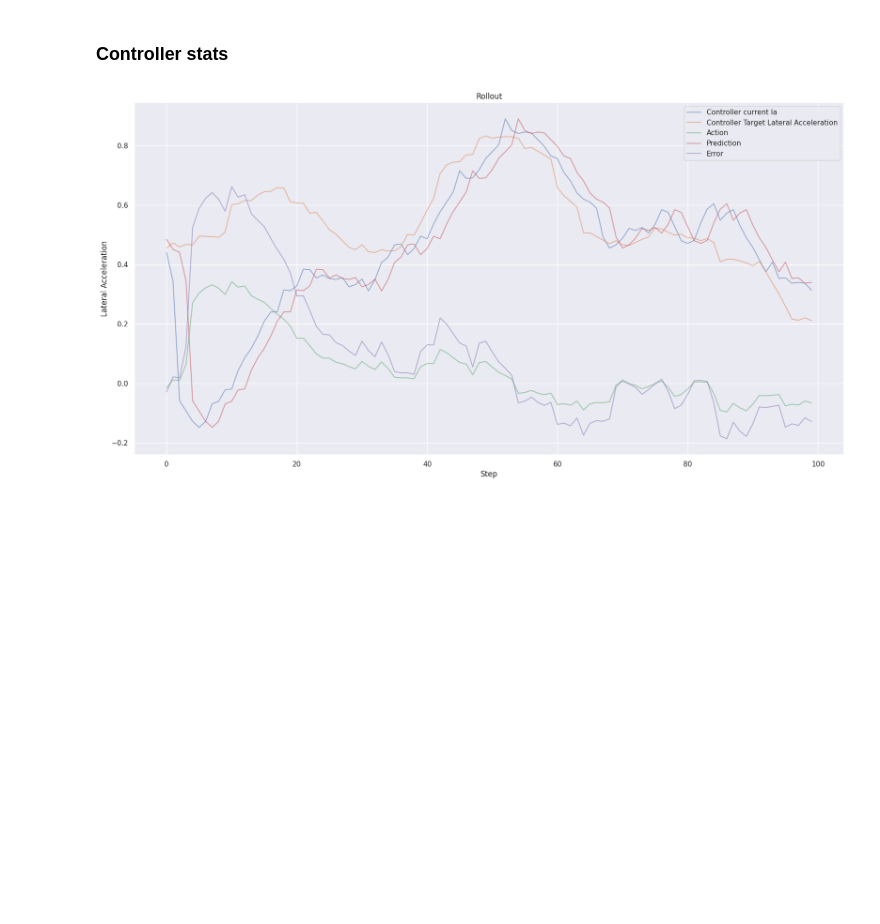
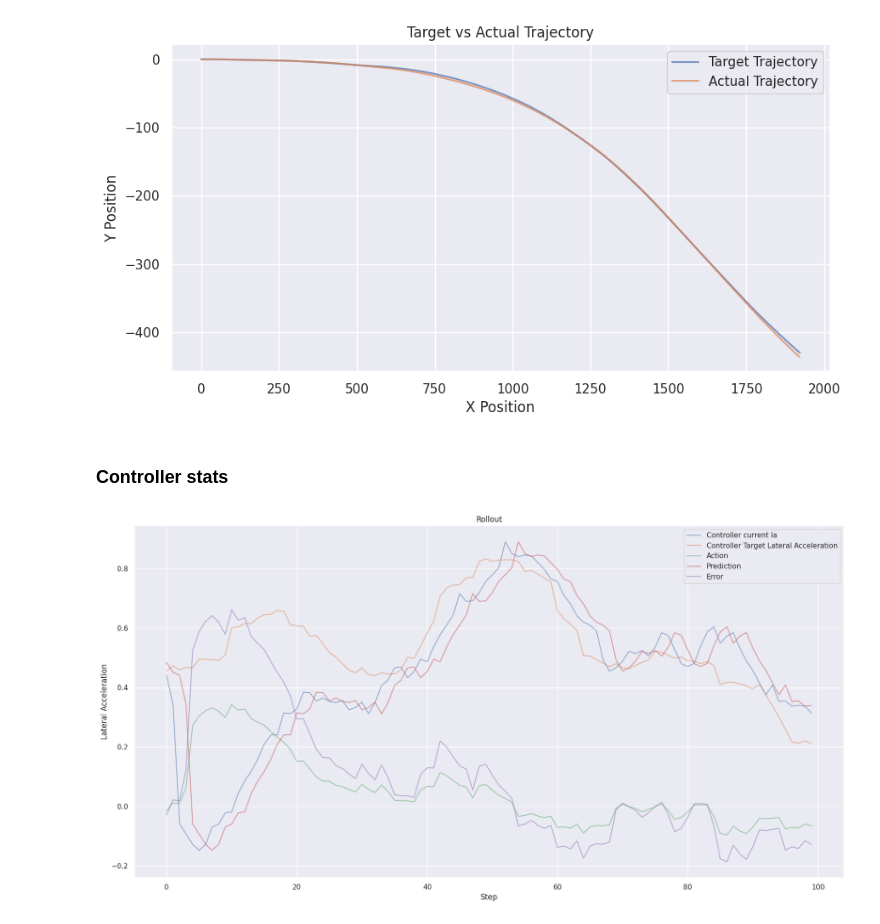
Before and after one commit to commaai/controls_challenge, a Jupyter notebook: experiment.ipynb, the cells around one changed output. Drawn from its saved outputs; the diff is of its cells as text; code cells hidden in the pictures; blank space fills up the shorter version.

Commit message:
trajectory

```diff
--- a/experiment.ipynb
+++ b/experiment.ipynb
@@ -42,3 +41,34 @@ plot_rollout(sim)
+# %%
+def sim_trajectory():
+    dt = 0.1
+    vEgo = np.array([x[1] for x in sim.state_history])
+    roll_la = np.array([x[0] for x in sim.state_history])
+    target_la = np.array(sim.target_lataccel_history)
+    actual_la = np.array(sim.current_lataccel_history)
+    target_level_la = target_la - roll_la
+    actual_level_la = actual_la - roll_la
+
+    # Assume starting at (0, 0) with 0 head angle.
+    theta_trgt = np.insert(np.cumsum(target_level_la[:-1] / vEgo[:-1] * dt), 0, 0)
+    x_trgt = np.insert(np.cumsum(vEgo * np.cos(theta_trgt) * dt), 0, 0)
+    y_trgt = np.insert(np.cumsum(vEgo * np.sin(theta_trgt) * dt), 0, 0)
+
+    theta = np.insert(np.cumsum(actual_level_la[:-1] / vEgo[:-1] * dt), 0, 0)
+    x = np.insert(np.cumsum(vEgo * np.cos(theta) * dt), 0, 0)
+    y = np.insert(np.cumsum(vEgo * np.sin(theta) * dt), 0, 0)
+
+    plt.figure(figsize=(10, 5))
+    plt.plot(x_trgt, y_trgt, label='Target Trajectory', alpha=0.7)
+    plt.plot(x, y, label='Actual Trajectory', alpha=0.7)
+    plt.xlabel('X Position')
+    plt.ylabel('Y Position')
+    plt.title('Target vs Actual Trajectory')
+    plt.legend()
+    plt.show()
+# %%
+sim_trajectory()
+# %% [output]
+[figure, added]
 # %% [markdown]
 ### Controller stats
 # %%
```
Also changed, not shown: parts of 3 cells of this notebook, 1 other file.
